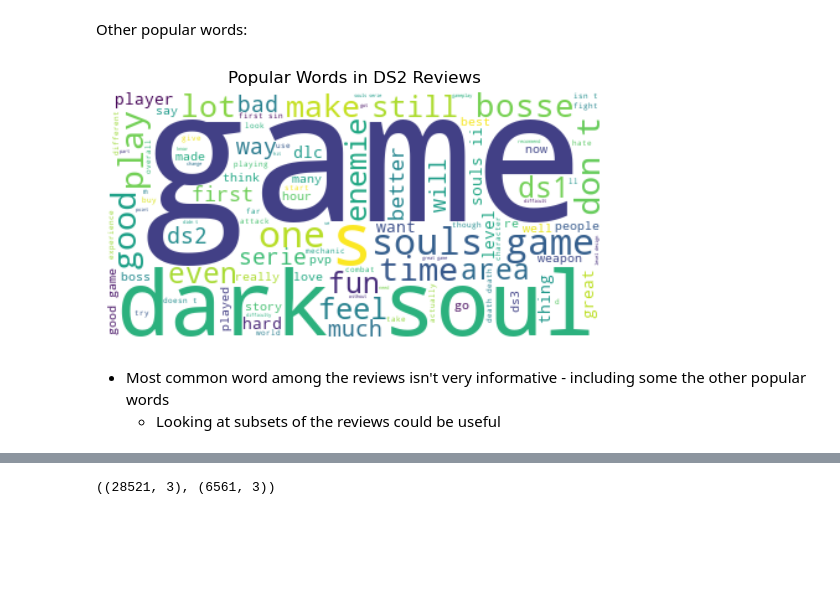
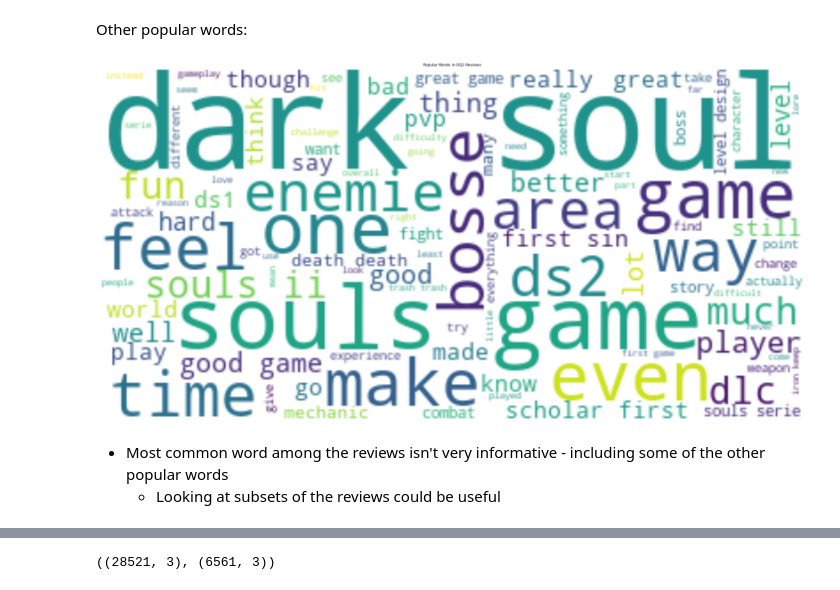
Before and after one commit to BrandonDioneda/Dark-Souls-2-Reviews, a Jupyter notebook: ds2-reviews.ipynb, the cells around one changed output, grey strips where cells are left out. Saved outputs shown, nothing was run; the diff lists cells and outputs as text; code cells hidden in the pictures; blank space fills up the shorter version.

```diff
--- a/ds2-reviews.ipynb
+++ b/ds2-reviews.ipynb
@@ -86,6 +82,15 @@ Cleaning up the reviews:
 # %%
+# Removing urls:
 r = [re.sub(r'https:\S+', ' ', review).lower().strip() if pd.notna(review) else review for review in reviews.Review]
+
+# Removing esc sequences and punctuation:
 r = [re.sub(r'[^A-Za-z0-9]', ' ', review).strip() if pd.notna(review) else review for review in r]
+
+# Removing stop words:
+stop_wrds = re.compile(''.join([rf'\b{wrd}\b|' for wrd in stopwords.words('english')]))
+r = [re.sub(stop_wrds, '', review).strip() if pd.notna(review) else review for review in r]
+
+# Removing multiple and trailiing whitespaces:
 r = [re.sub(r' +', ' ', review).strip() if pd.notna(review) else review for review in r]
 reviews.Review = r
 reviews
@@ -199,13 +226,13 @@ from wordcloud import WordCloud
 # %%
 pop_wrds = " ".join( review for review in reviews.Review)
 wordcloud = WordCloud(max_font_size=150, max_words=100, background_color="white").generate( pop_wrds )
-plt.figure()
+plt.figure(figsize=(40, 20))
 plt.imshow(wordcloud, interpolation="bilinear")
 plt.axis("off")
 plt.title('Popular Words in DS2 Reviews')
 plt.show()
 # %% [output]
-[figure, old version]
+[figure, new version]
 # %% [markdown]
-- Most common word among the reviews isn't very informative - including some the other popular words
+- Most common word among the reviews isn't very informative - including some of the other popular words
     - Looking at subsets of the reviews could be useful
```
Also changed, not shown: parts of 35 cells of this notebook.
